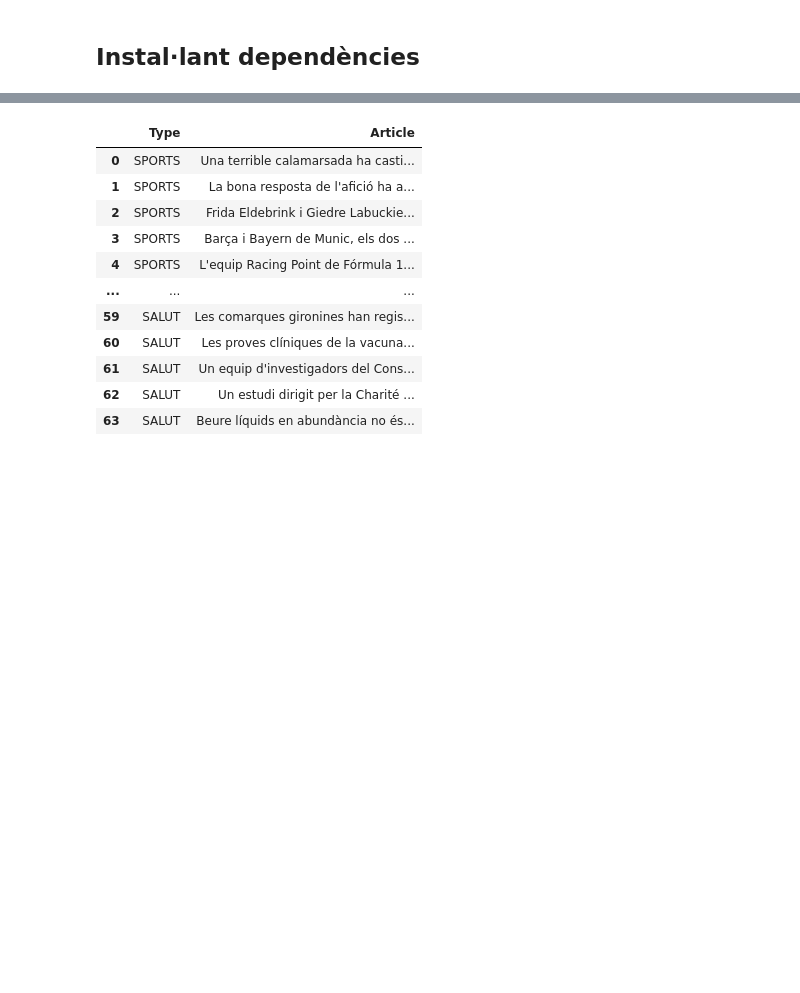
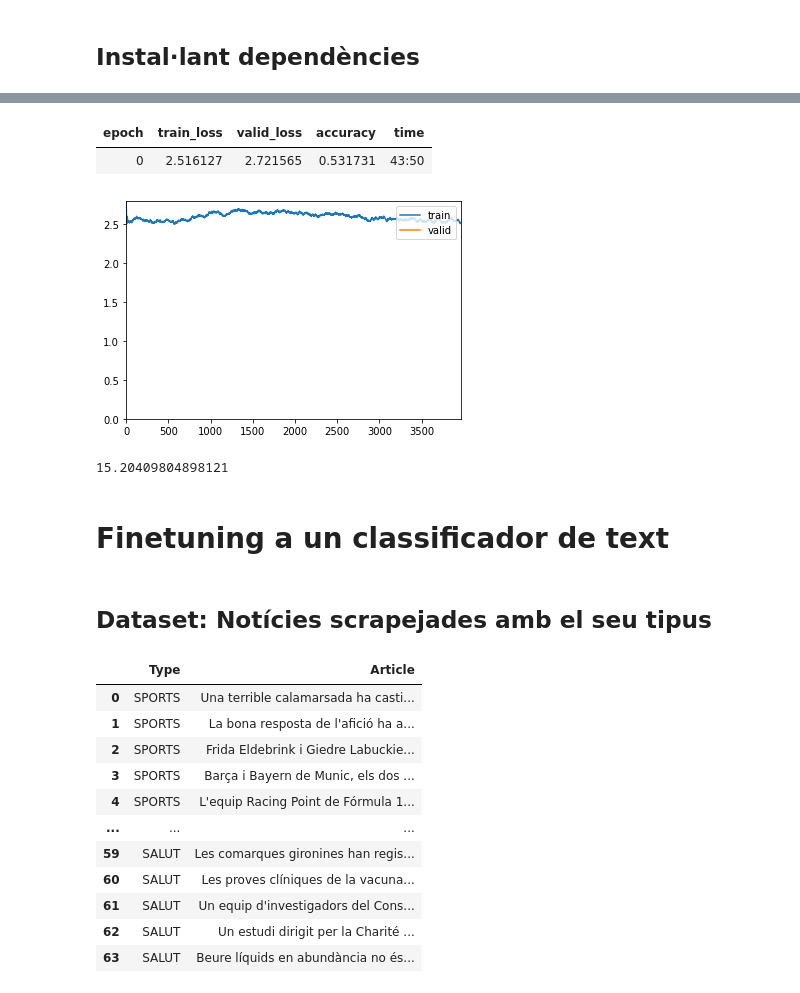
Before and after one commit to adriacabeza/DeepCatalan, a Jupyter notebook: ULMFit.ipynb, the cells around one changed output, grey strips where cells are left out. Saved outputs shown, nothing was run; the diff lists cells and outputs as text; code cells hidden in the pictures; blank space fills up the shorter version.

Commit message:
add train LM model

```diff
--- a/ULMFit.ipynb
+++ b/ULMFit.ipynb
@@ -19,0 +87,4 @@ import pandas as pd
+# %%
+PATH = '.'
+train = pd.read_csv(os.path.join(PATH, 'train.csv'), header=None, names=['label', 'content'])
+valid = pd.read_csv(os.path.join(PATH, 'valid.csv'), header=None, names=['label', 'content'])
@@ -19,0 +114,2 @@ import pandas as pd
+# %%
+data_lm_full = load_data(PATH, 'full_lm_30k', bs=16)
@@ -19,0 +149,2 @@ import pandas as pd
+# %%
+learn = language_model_learner(data_lm_full, arch=AWD_LSTM, drop_mult=0, callback_fns=ShowGraph)
@@ -19,0 +162,10 @@ import pandas as pd
+# %%
+learn.fit_one_cycle(1, 1e-02)
+# %% [output]
+| epoch | train_loss | valid_loss | accuracy | time |
+| 0 | 2.516127 | 2.721565 | 0.531731 | 43:50 |
+[figure, added]
+# %%
+np.exp(2.721565)
+# %% [output]
+15.20409804898121
@@ -20,3 +174,7 @@ import pandas as pd
+# %% [markdown]
+# Finetuning a un classificador de text
+# %% [markdown]
+## Dataset: Notícies scrapejades amb el seu tipus
 # %%
 data = pd.read_csv('data.csv', delimiter='|', error_bad_lines=False)
 data
```
Also changed, not shown: parts of 54 cells of this notebook, 2 other files.
